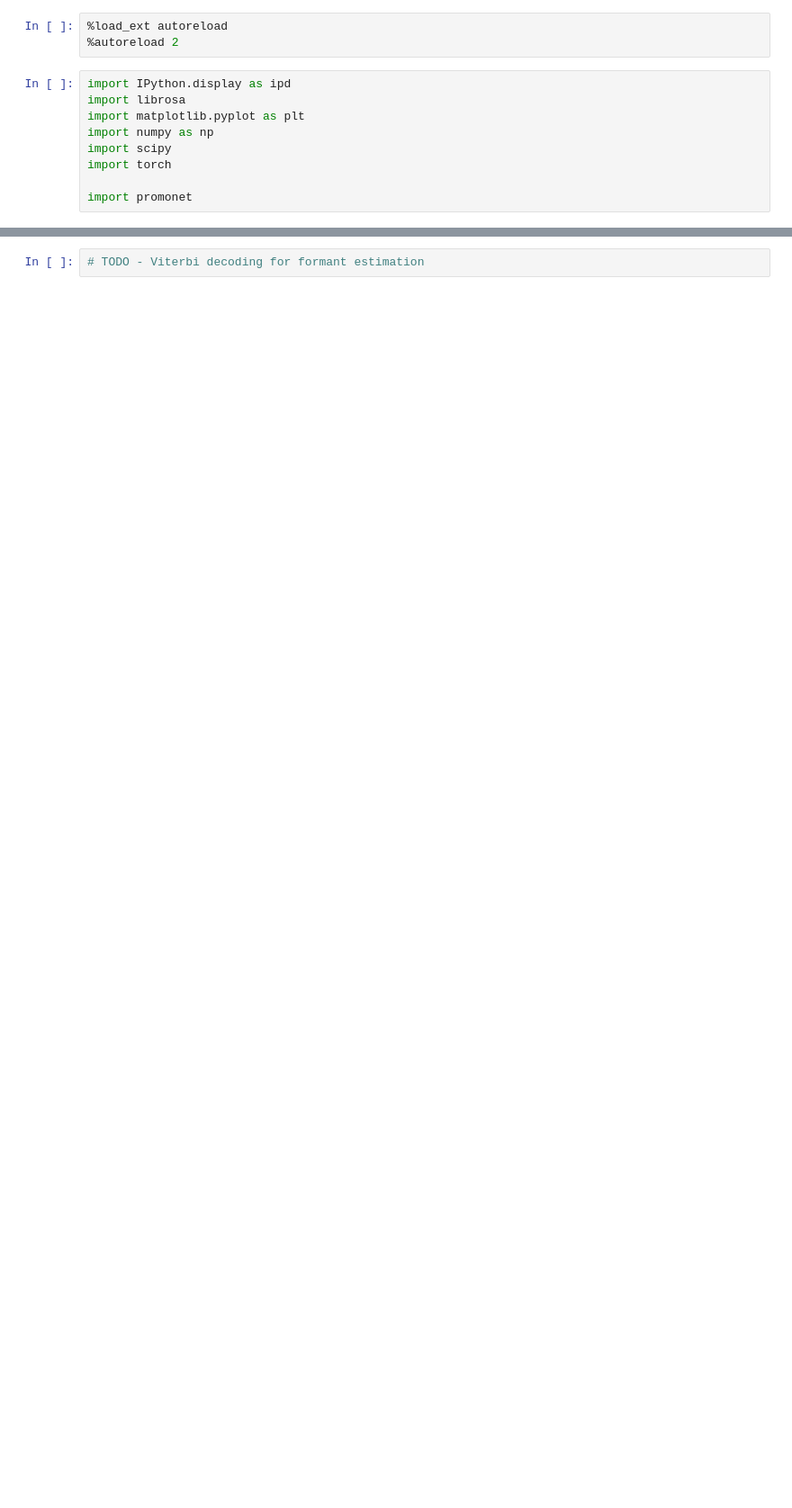
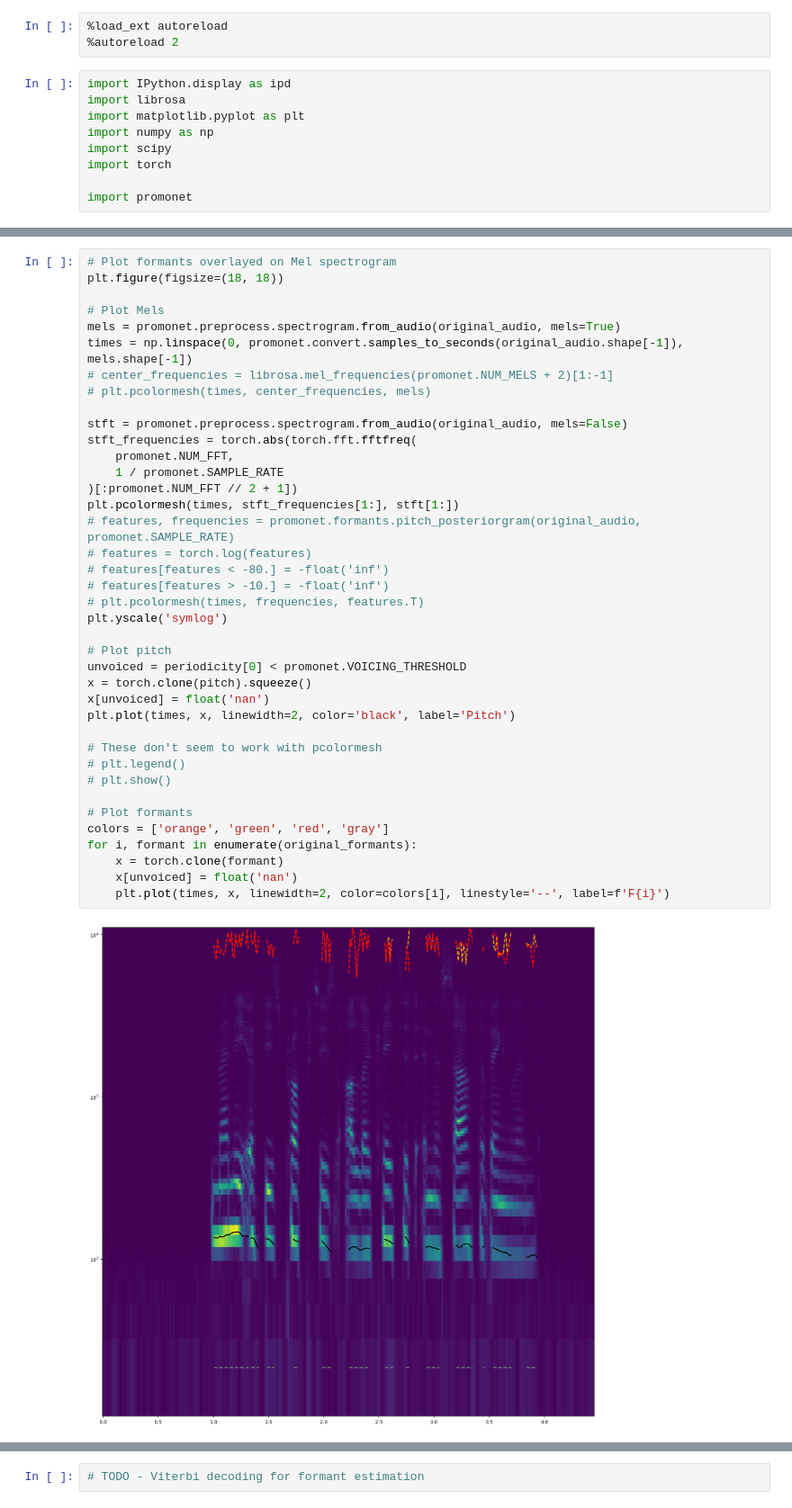
Before and after one commit to maxrmorrison/promonet, a Jupyter notebook: notebooks/formants.ipynb, the cells around one changed output, grey strips where cells are left out. Shown at 90% size. Cells and saved outputs as stored; diff of their text form; blank space fills up the shorter version.

```diff
--- a/notebooks/formants.ipynb
+++ b/notebooks/formants.ipynb
@@ -27,0 +89,41 @@ ipd.Audio(original_audio, rate=promonet.SAMPLE_RATE)
+# %%
+# Plot formants overlayed on Mel spectrogram
+plt.figure(figsize=(18, 18))
+
+# Plot Mels
+mels = promonet.preprocess.spectrogram.from_audio(original_audio, mels=True)
+times = np.linspace(0, promonet.convert.samples_to_seconds(original_audio.shape[-1]), mels.shape[-1])
+# center_frequencies = librosa.mel_frequencies(promonet.NUM_MELS + 2)[1:-1]
+# plt.pcolormesh(times, center_frequencies, mels)
+
+stft = promonet.preprocess.spectrogram.from_audio(original_audio, mels=False)
+stft_frequencies = torch.abs(torch.fft.fftfreq(
+    promonet.NUM_FFT,
+    1 / promonet.SAMPLE_RATE
+)[:promonet.NUM_FFT // 2 + 1])
+plt.pcolormesh(times, stft_frequencies[1:], stft[1:])
+# features, frequencies = promonet.formants.pitch_posteriorgram(original_audio, promonet.SAMPLE_RATE)
+# features = torch.log(features)
+# features[features < -80.] = -float('inf')
+# features[features > -10.] = -float('inf')
+# plt.pcolormesh(times, frequencies, features.T)
+plt.yscale('symlog')
+
+# Plot pitch
+unvoiced = periodicity[0] < promonet.VOICING_THRESHOLD
+x = torch.clone(pitch).squeeze()
+x[unvoiced] = float('nan')
+plt.plot(times, x, linewidth=2, color='black', label='Pitch')
+
+# These don't seem to work with pcolormesh
+# plt.legend()
+# plt.show()
+
+# Plot formants
+colors = ['orange', 'green', 'red', 'gray']
+for i, formant in enumerate(original_formants):
+    x = torch.clone(formant)
+    x[unvoiced] = float('nan')
+    plt.plot(times, x, linewidth=2, color=colors[i], linestyle='--', label=f'F{i}')
+# %% [output]
+[figure, added]
```
Also changed, not shown: parts of 10 cells of this notebook, 4 other files.
